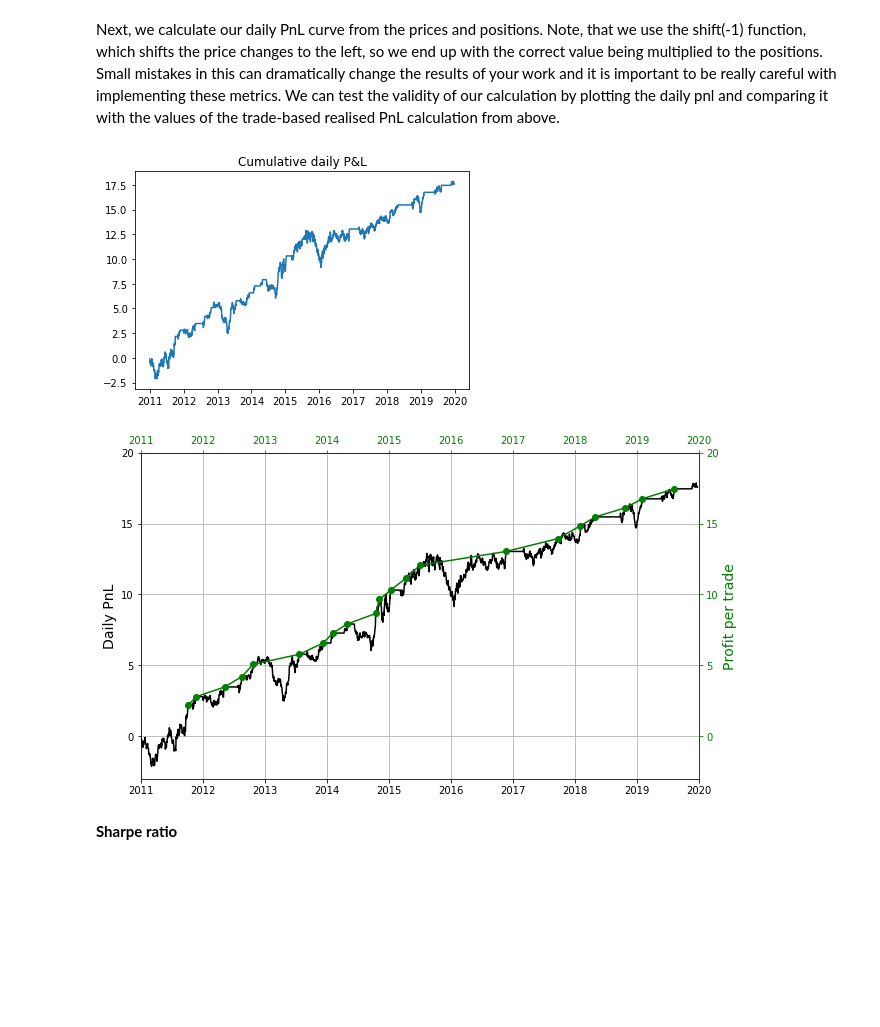
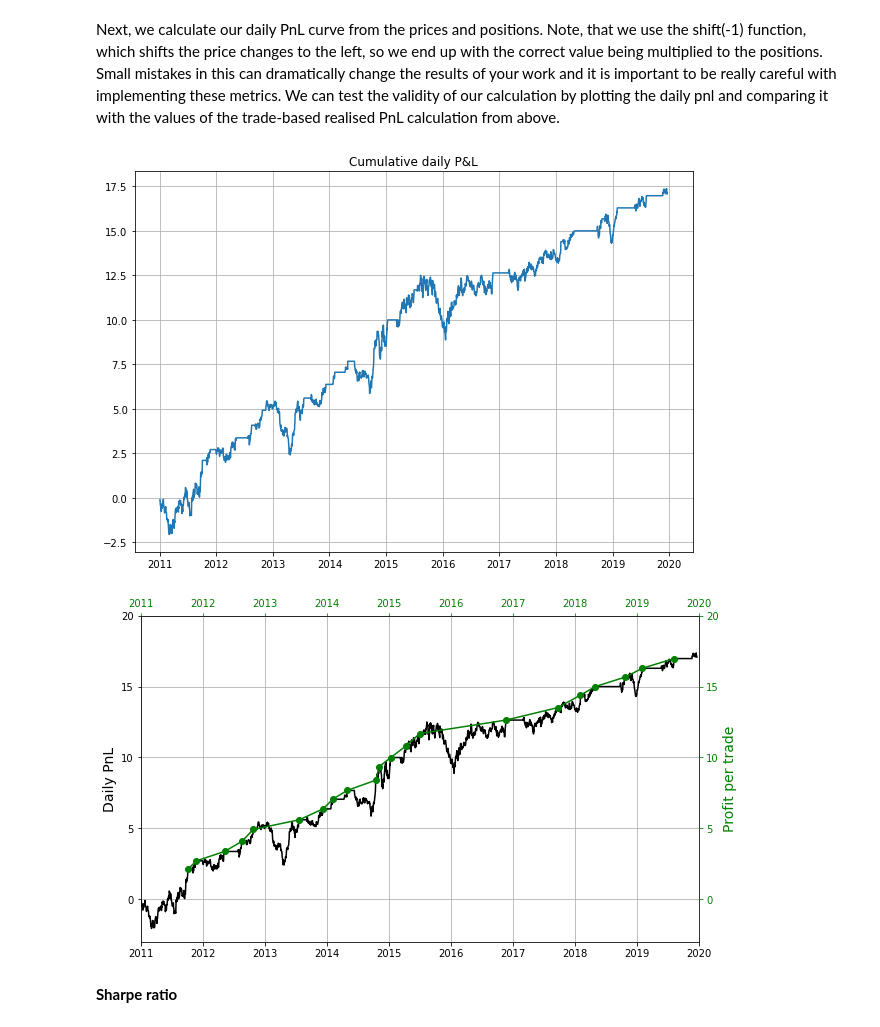
Before and after one commit to halilcodes/quant-trading-essentials, a Jupyter notebook: Chapter_6.ipynb, the cells around one changed output. Cells and saved outputs as stored; diff of their text form; code cells hidden in the pictures; blank space fills up the shorter version.

```diff
--- a/Chapter_6.ipynb
+++ b/Chapter_6.ipynb
@@ -24,10 +69,11 @@ __Buy and Hold strategy__
 # %%
 # Let's define some variables
+
 # This indicates whether we have a position on or not
 inpos = 0
 
 # Hold for 60 days
-hold_period = timedelta(60)
+hold_period = timedelta(days=60)
 
 wait = 0
 
@@ -43,11 +89,12 @@ for date in pep.index:
         open_time = date
         inpos = 1
 
-    elif inpos == 1 and date-open_time >= hold_period:
+    elif inpos == 1 and date - open_time >= hold_period:
         #Profit/loss for this trade
         p = pep[date] - entry_price
         pnl.append(p)
         inpos = 0
+        wait = 0
 
     elif inpos == 0 and wait < 2:
         wait += 1
@@ -304,12 +445,14 @@ daily_pnl = spread.diff()*pos1[:-1]
 # %%
 # Cumulative daily P&L
 cum_daily_pnl = np.cumsum(daily_pnl)
 
+plt.figure(figsize=(10,7))
 plt.plot(cum_daily_pnl)
 plt.title('Cumulative daily P&L')
+plt.grid()
 plt.show()
 # %% [output]
-[figure, old version]
+[figure, new version]
 # %%
 def plot_2figs(data1, data2, label_1, label_2):
     fig=plt.figure(figsize=(10,6))
@@ -334,11 +477,14 @@ def plot_2figs(data1, data2, label_1, label_2):
 # %%
 # Cumulative profit per trade
 cum_p_per_trade = np.cumsum(profit_per_trade)
-# %%
-# Plotting them on the same chart
-plot_2figs(cum_daily_pnl, cum_p_per_trade, 'Daily PnL', 'Profit per trade')
-# %% [output]
-[figure, removed]
+# %%
+# TODO: major portion of those drawdowns are causing because we enter a trade at exactly 0.5 away from std but it often does not return from there. while its getting further away, we lose money temporarily (unrealised PnL)
+# to overcome this, enter strategy might be sth like: if we go above 0.5std of spread: wait for it to drop back down for 2-3 days (optimise for best result) and then enter, vice versa for dropping below -0.5 std
+
+# Plotting them on the same chart
+plot_2figs(cum_daily_pnl, cum_p_per_trade, 'Daily PnL', 'Profit per trade')
+# %% [output]
+[figure, added]
 # %% [markdown]
 __Sharpe ratio__
 # %%
```
Also changed, not shown: parts of 41 cells of this notebook.
